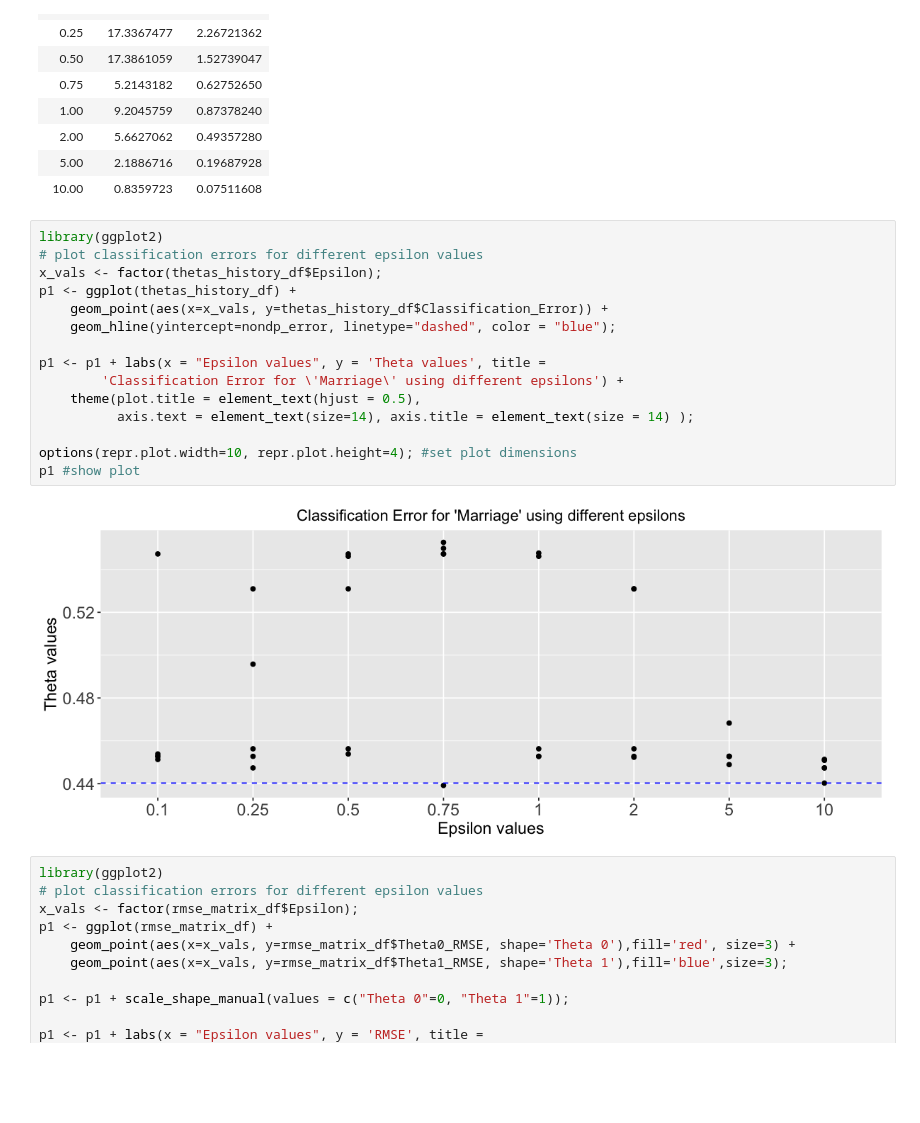
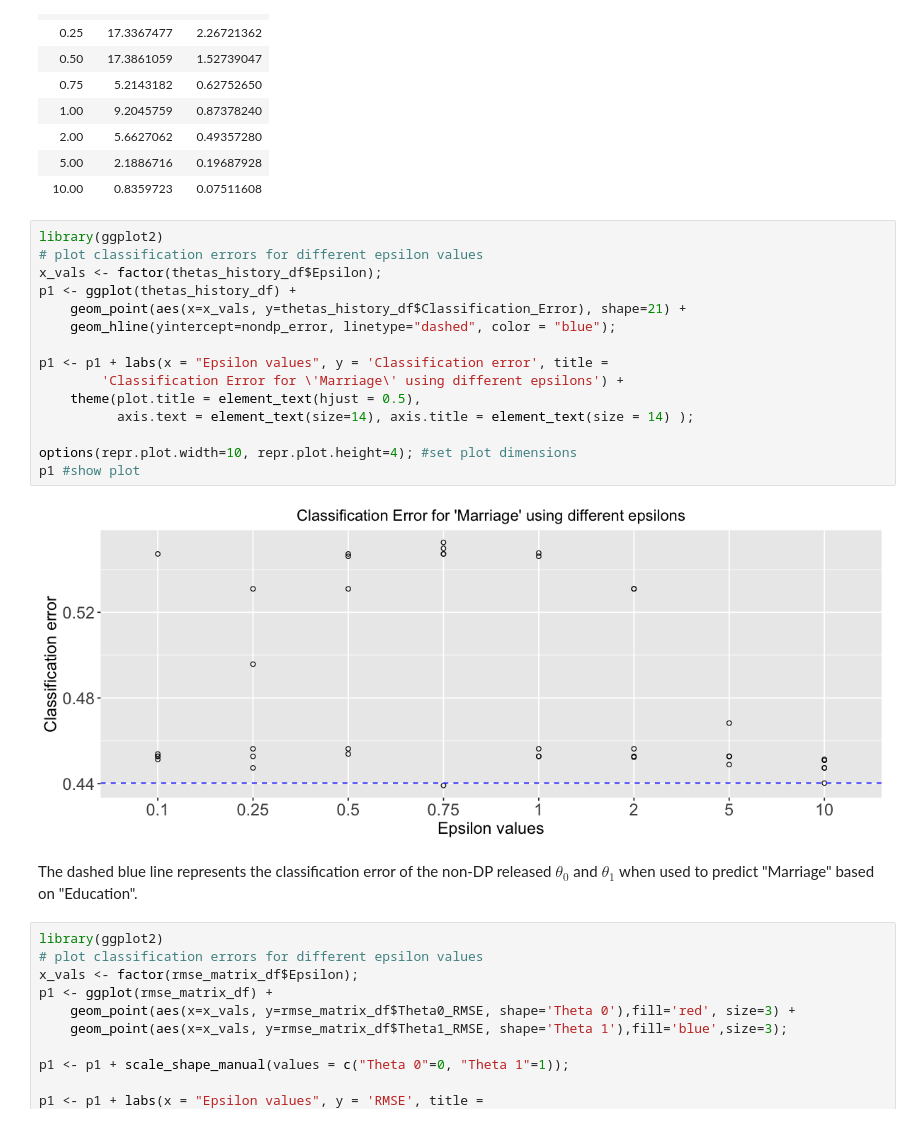
Before and after one commit to bhavenp/cs208, a Jupyter notebook: homework/HW4b/HW4b_Bhaven_Patel.ipynb, the cells around one changed output. Cells and saved outputs as stored; diff of their text form; blank space fills up the shorter version.

```diff
--- a/homework/HW4b/HW4b_Bhaven_Patel.ipynb
+++ b/homework/HW4b/HW4b_Bhaven_Patel.ipynb
@@ -398,20 +400,22 @@ rmse_matrix_df
 # %%
 library(ggplot2)
 # plot classification errors for different epsilon values
 x_vals <- factor(thetas_history_df$Epsilon);
 p1 <- ggplot(thetas_history_df) +
-    geom_point(aes(x=x_vals, y=thetas_history_df$Classification_Error)) +
+    geom_point(aes(x=x_vals, y=thetas_history_df$Classification_Error), shape=21) +
     geom_hline(yintercept=nondp_error, linetype="dashed", color = "blue");
 
-p1 <- p1 + labs(x = "Epsilon values", y = 'Theta values', title =
+p1 <- p1 + labs(x = "Epsilon values", y = 'Classification error', title =
         'Classification Error for \'Marriage\' using different epsilons') +
     theme(plot.title = element_text(hjust = 0.5),
           axis.text = element_text(size=14), axis.title = element_text(size = 14) );
 
 options(repr.plot.width=10, repr.plot.height=4); #set plot dimensions
 p1 #show plot
 # %% [output]
-[figure, old version]
+[figure, new version]
+# %% [markdown]
+The dashed blue line represents the classification error of the non-DP released $\theta_0$ and $\theta_1$ when used to predict "Marriage" based on "Education".
 # %%
 library(ggplot2)
 # plot classification errors for different epsilon values
```
Also changed, not shown: parts of 2 cells of this notebook.
